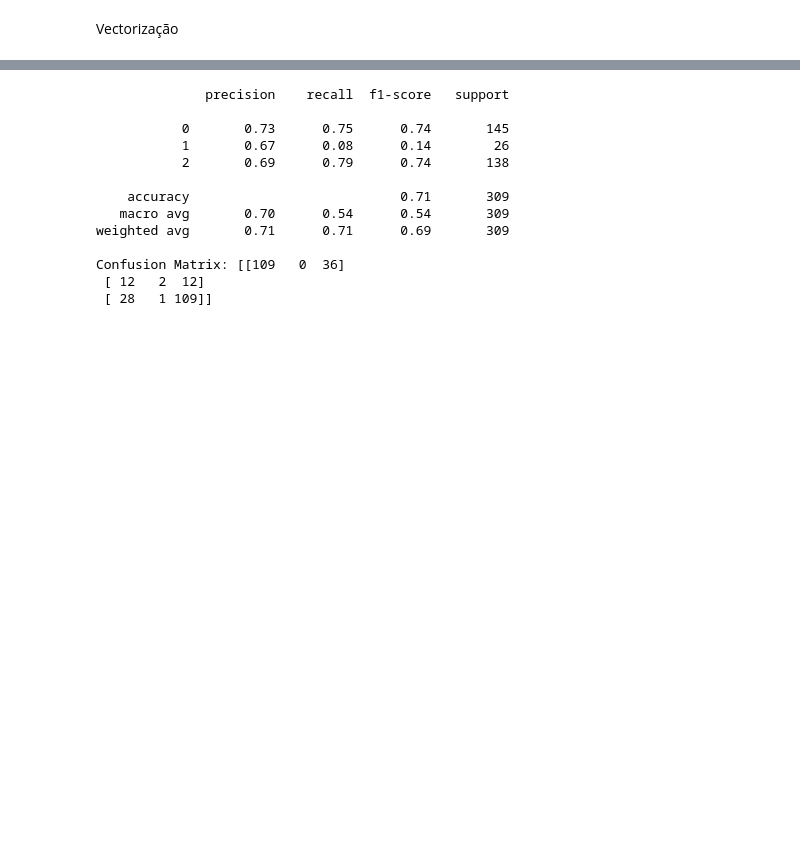
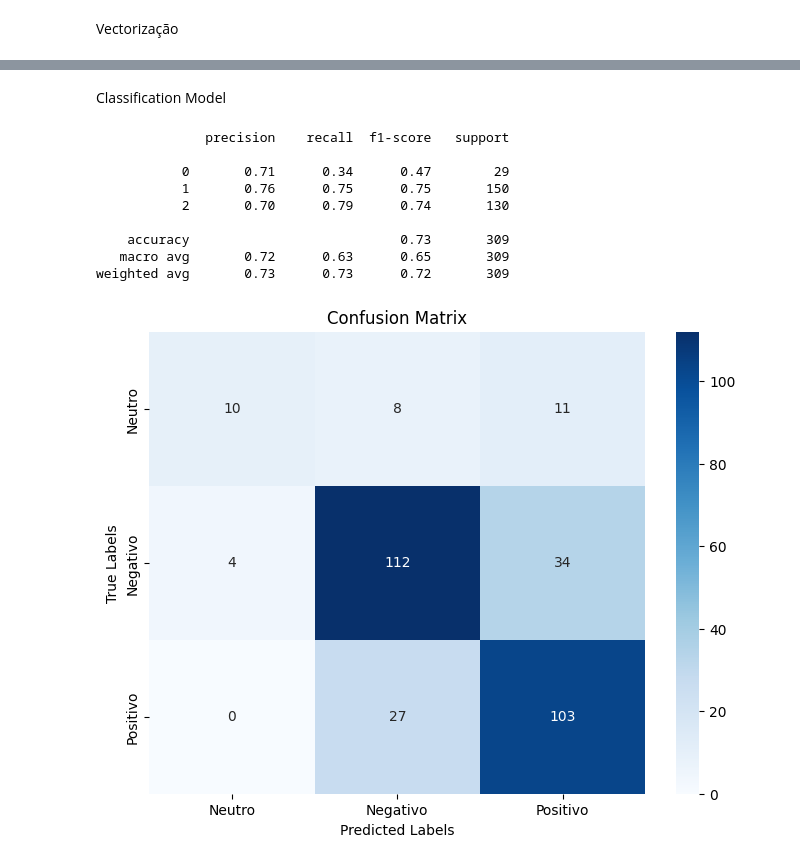
Before and after one commit to vfsas3/Sentiment-Analysis-and-Topic-Modelling, a Jupyter notebook: Untitled.ipynb, the cells around one changed output, grey strips where cells are left out. Drawn from its saved outputs; the diff is of its cells as text; code cells hidden in the pictures; blank space fills up the shorter version.

```diff
--- a/Untitled.ipynb
+++ b/Untitled.ipynb
@@ -102,10 +94,8 @@ df
 # %% [markdown]
 Lematização
 # %%
-import nltk
-from nltk.stem import WordNetLemmatizer
 lemmatizer = WordNetLemmatizer()
 
 df['lemmatized'] = df['tokens'].apply(lambda tokens: [lemmatizer.lemmatize(word) for word in tokens])
-
-df
+df['clean_tweet'] = df['lemmatized'].apply(lambda tokens: ' '.join(tokens))
+#df.drop('lemmatized', axis=1, inplace=True)
@@ -140,6 +117,0 @@ df['lancaster_stemmed'] = df['tokens'].apply(lambda tokens: [lancaster.stem(word
-# %%
-# Ensure the 'Tweet' column contains lists of words
-df['clean_tweet'] = df['lemmatized'].apply(
-    lambda x: " ".join(x) if isinstance(x, list) else x
-)
-df
@@ -201,23 +223,32 @@ X_test_vectors_tfidf = tfidf_vectorizer.transform(X_test)
+# %% [markdown]
+Classification Model
 # %%
 #FITTING THE CLASSIFICATION MODEL using Logistic Regression(tf-idf)
-lr_tfidf=LogisticRegression(solver = 'liblinear', C=10, penalty = 'l2')
+lr_tfidf=LogisticRegression(solver = 'liblinear', C=60, penalty = 'l2')
 lr_tfidf.fit(X_train_vectors_tfidf, y_train)
+
 #Predict y value for test dataset
 y_predict = lr_tfidf.predict(X_test_vectors_tfidf)
 y_prob = lr_tfidf.predict_proba(X_test_vectors_tfidf)[:,1]
 print(classification_report(y_test,y_predict))
-print('Confusion Matrix:',confusion_matrix(y_test, y_predict))
+
+cm = confusion_matrix(y_test, y_predict)
+
+class_labels = ["Neutro", "Negativo", "Positivo"]
+plt.figure(figsize=(8, 6))
+sns.heatmap(cm, annot=True, fmt='d', cmap='Blues', xticklabels=class_labels, yticklabels=class_labels)
+plt.xlabel('Predicted Labels')
+plt.ylabel('True Labels')
+plt.title('Confusion Matrix')
+plt.show()
 # %% [output]
               precision    recall  f1-score   support
 
-           0       0.73      0.75      0.74       145
-           1       0.67      0.08      0.14        26
-           2       0.69      0.79      0.74       138
+           0       0.71      0.34      0.47        29
+           1       0.76      0.75      0.75       150
+           2       0.70      0.79      0.74       130
 
-    accuracy                           0.71       309
-   macro avg       0.70      0.54      0.54       309
-weighted avg       0.71      0.71      0.69       309
-
-Confusion Matrix: [[109   0  36]
- [ 12   2  12]
- [ 28   1 109]]
+    accuracy                           0.73       309
+   macro avg       0.72      0.63      0.65       309
+weighted avg       0.73      0.73      0.72       309
+[figure, added]
```
Also changed, not shown: parts of 22 cells of this notebook.
